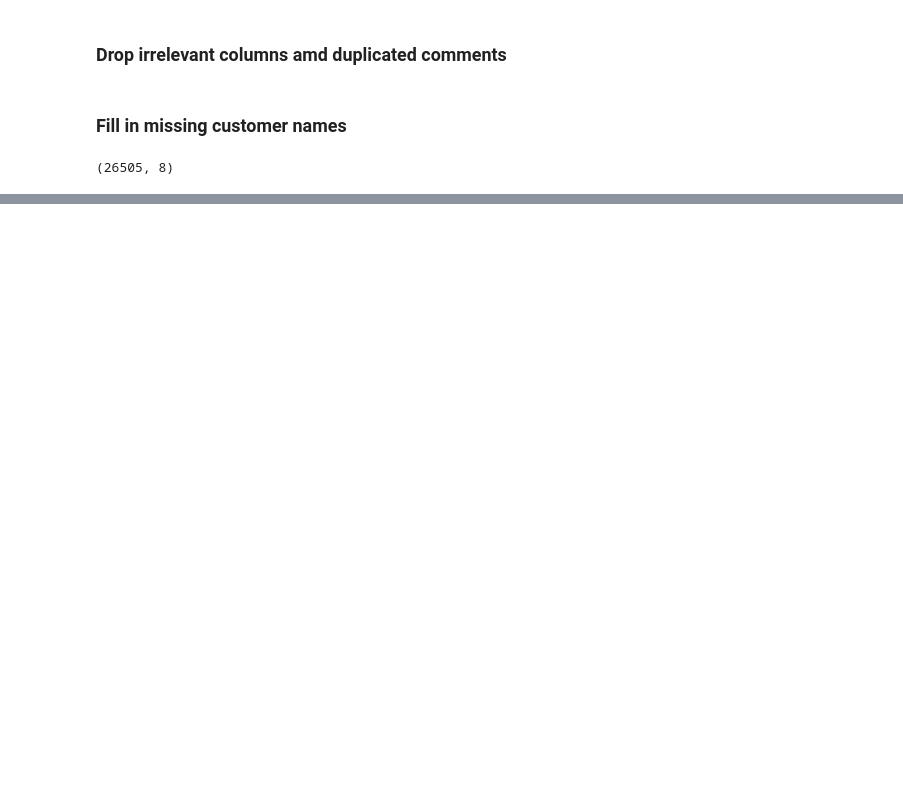
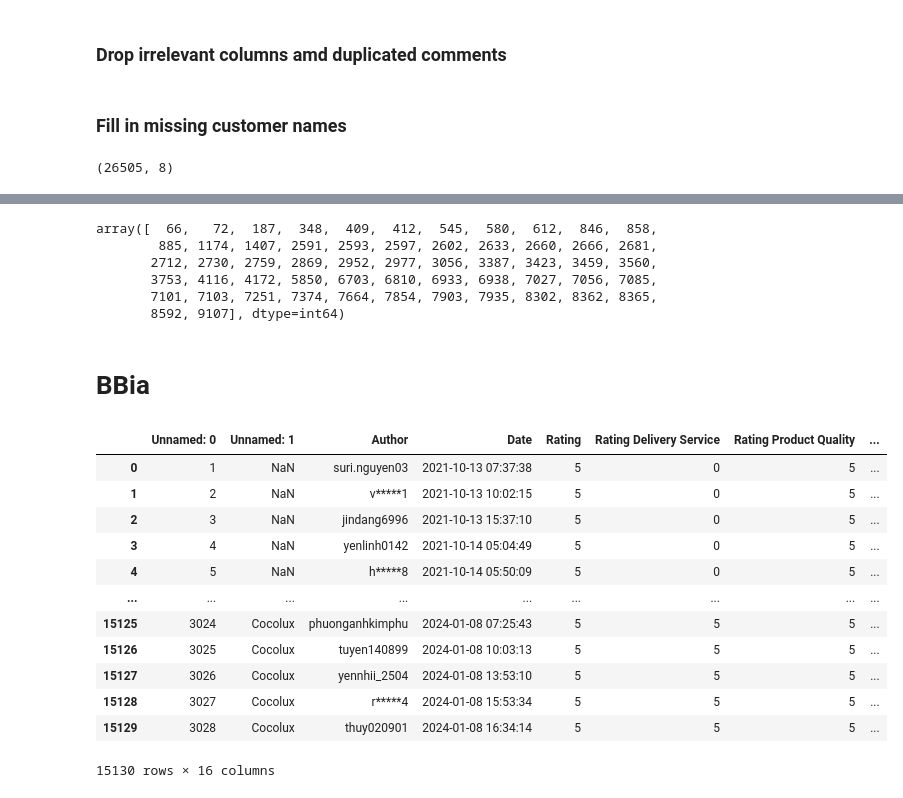
Before and after one commit to myduong-0420/Sentiment-Analysis-on-online-shopping-platforms, a Jupyter notebook: data-preprocessing/data_rough_clean_sample.ipynb, the cells around one changed output, grey strips where cells are left out. Saved outputs shown, nothing was run; the diff lists cells and outputs as text; code cells hidden in the pictures; blank space fills up the shorter version.

```diff
--- a/data-preprocessing/data_rough_clean_sample.ipynb
+++ b/data-preprocessing/data_rough_clean_sample.ipynb
@@ -182,0 +63,6 @@ foc_cleaned.to_excel('raw_cleaned_foc.xlsx', index=False)
+# %%
+ce_paths = ['Shopee_data/3ce/3CE.xlsx', 'Shopee_data/3ce/3CE 1.xlsx', 'Shopee_data/3ce/3CE 2.xlsx', 'Shopee_data/3ce/3CE 3.xlsx']
+dfs = []
+for path in ce_paths:
+    df = pd.read_excel(path)
+    dfs.append(df)
@@ -182,0 +107,9 @@ foc_cleaned.to_excel('raw_cleaned_foc.xlsx', index=False)
+# %%
+list_na_index
+# %% [output]
+array([  66,   72,  187,  348,  409,  412,  545,  580,  612,  846,  858,
+        885, 1174, 1407, 2591, 2593, 2597, 2602, 2633, 2660, 2666, 2681,
+       2712, 2730, 2759, 2869, 2952, 2977, 3056, 3387, 3423, 3459, 3560,
+       3753, 4116, 4172, 5850, 6703, 6810, 6933, 6938, 7027, 7056, 7085,
+       7101, 7103, 7251, 7374, 7664, 7854, 7903, 7935, 8302, 8362, 8365,
+       8592, 9107], dtype=int64)
@@ -182,0 +118,30 @@ foc_cleaned.to_excel('raw_cleaned_foc.xlsx', index=False)
+# %% [markdown]
+# BBia
+# %%
+cocolux = pd.read_excel('Shopee_data/bbia/cocolux bbia.xlsx')
+cocolux['Unnamed: 1'].fillna('Cocolux', inplace=True)
+# %%
+bbia_paths = ['Shopee_data/bbia/bbia.xlsx', 'Shopee_data/bbia/bbia 1.xlsx', 'Shopee_data/bbia/bbia 2.xlsx', 'Shopee_data/bbia/bbia 3.xlsx']
+dfs = []
+for path in bbia_paths:
+    df = pd.read_excel(path)
+    dfs.append(df)
+# %%
+bbia_df = pd.concat(dfs, ignore_index=True)
+# %%
+df_bbia = pd.concat([bbia_df, cocolux], ignore_index=True)
+df_bbia
+# %% [output]
+|  | Unnamed: 0 | Unnamed: 1 | Author | Date | Rating | Rating Delivery Service | Rating Product Quality | ... |
+| 0 | 1 | NaN | suri.nguyen03 | 2021-10-13 07:37:38 | 5 | 0 | 5 | ... |
+| 1 | 2 | NaN | v*****1 | 2021-10-13 10:02:15 | 5 | 0 | 5 | ... |
+| 2 | 3 | NaN | jindang6996 | 2021-10-13 15:37:10 | 5 | 0 | 5 | ... |
+| 3 | 4 | NaN | yenlinh0142 | 2021-10-14 05:04:49 | 5 | 0 | 5 | ... |
+| 4 | 5 | NaN | h*****8 | 2021-10-14 05:50:09 | 5 | 0 | 5 | ... |
+| ... | ... | ... | ... | ... | ... | ... | ... | ... |
+| 15125 | 3024 | Cocolux | phuonganhkimphu | 2024-01-08 07:25:43 | 5 | 5 | 5 | ... |
+| 15126 | 3025 | Cocolux | tuyen140899 | 2024-01-08 10:03:13 | 5 | 5 | 5 | ... |
+| 15127 | 3026 | Cocolux | yennhii_2504 | 2024-01-08 13:53:10 | 5 | 5 | 5 | ... |
+| 15128 | 3027 | Cocolux | r*****4 | 2024-01-08 15:53:34 | 5 | 5 | 5 | ... |
+| 15129 | 3028 | Cocolux | thuy020901 | 2024-01-08 16:34:14 | 5 | 5 | 5 | ... |
+15130 rows × 16 columns
```
Also changed, not shown: parts of 196 cells of this notebook.
